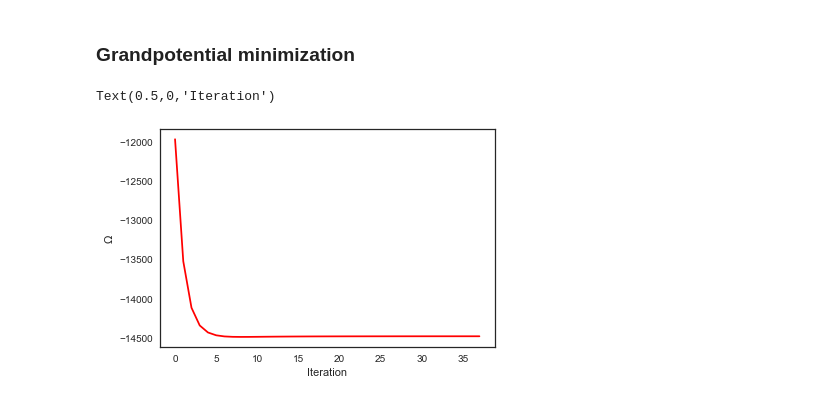
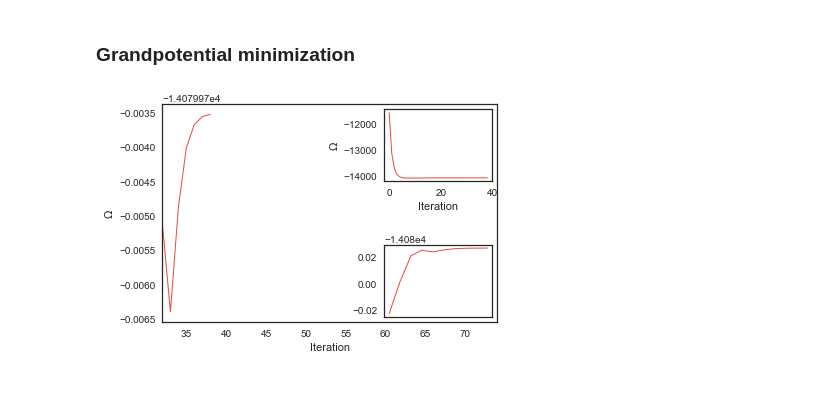
Before and after one commit to SriramanT/qmc_master_code, a Jupyter notebook: ANALYTICAL/src/MeanFieldTMDnanoribbon.ipynb, the cells around one changed output. Drawn from its saved outputs; the diff is of its cells as text; code cells hidden in the pictures.

```diff
--- a/ANALYTICAL/src/MeanFieldTMDnanoribbon.ipynb
+++ b/ANALYTICAL/src/MeanFieldTMDnanoribbon.ipynb
@@ -710,9 +827,25 @@ Text(0.5,0,'$y$')
 # %% [markdown]
 ### Grandpotential minimization
-# %%
-plt.plot(energies[:lastIt], c='r')
-plt.ylabel(r'$\Omega$')
-plt.xlabel('Iteration')
-# %% [output]
-Text(0.5,0,'Iteration')
-[figure, removed]
+# %%
+fig = plt.figure(8)
+ax = fig.add_subplot(111)
+ax.plot(np.arange(energies[itSwitch:lastIt].size) + itSwitch,\
+        energies[itSwitch:lastIt], color = "#e74c3c", linewidth = 1)
+plt.xlabel('Iteration')
+plt.ylabel(r'$\Omega$')
+plt.xlim(itSwitch, lastIt+35)
+axins1 = inset_axes(ax, width=1.5, height=1., loc=1)
+axins2 = inset_axes(ax, width=1.5, height=1., loc=4)
+axins1.set_xlabel('Iteration')
+axins1.set_ylabel(r'$\Omega$')
+axins1.plot(np.arange(energies[:lastIt].size),\
+            energies[:lastIt], color = "#e74c3c", linewidth = 1)
+axins2.plot(np.arange(energies[lastIt-lastNit:lastIt].size) + (lastIt - lastNit)\
+            , energies[lastIt-lastNit:lastIt], color = "#e74c3c", linewidth = 1)
+axins2.tick_params(labelbottom=False)
+if SAVEPLOTS == True:
+    plt.savefig(SAVEDIR + "/magProf_Nx=" + str(Nx) +\
+                "_Ny=" + str(Ny) + "_U=" + str(U) + "_beta=" + str(betaTarget)\
+                + ".png", dpi = 500, bbox_inches='tight')
+# %% [output]
+[figure, added]
```
Also changed, not shown: parts of 19 cells of this notebook, 9 other files.
